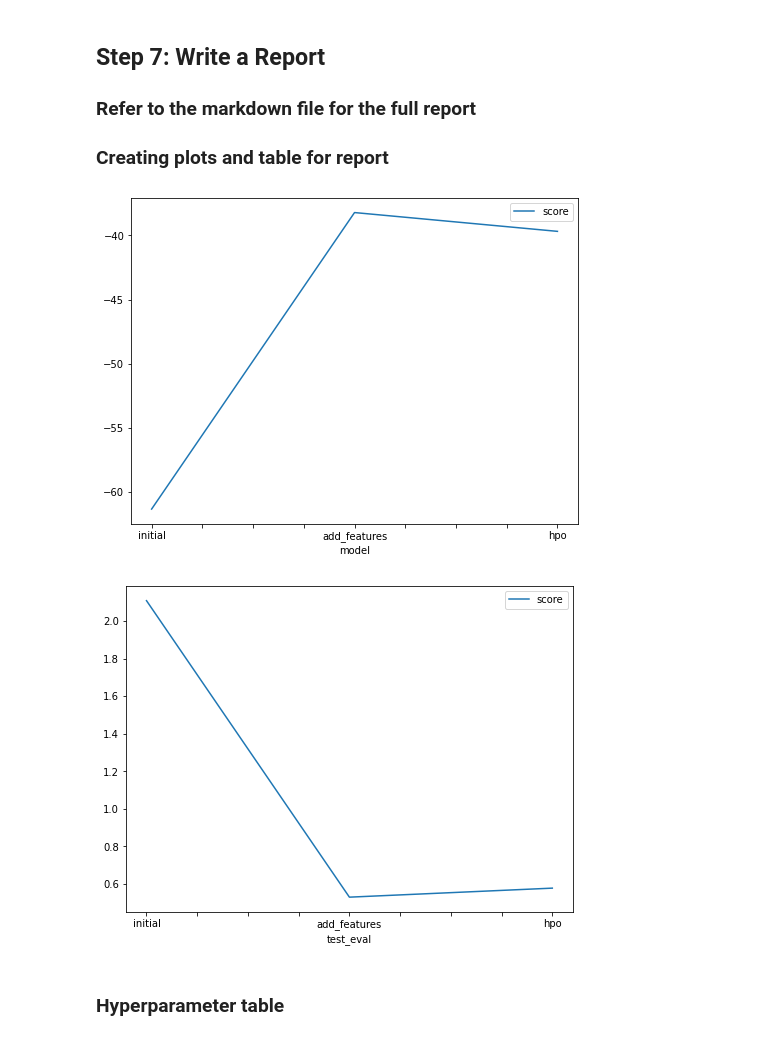
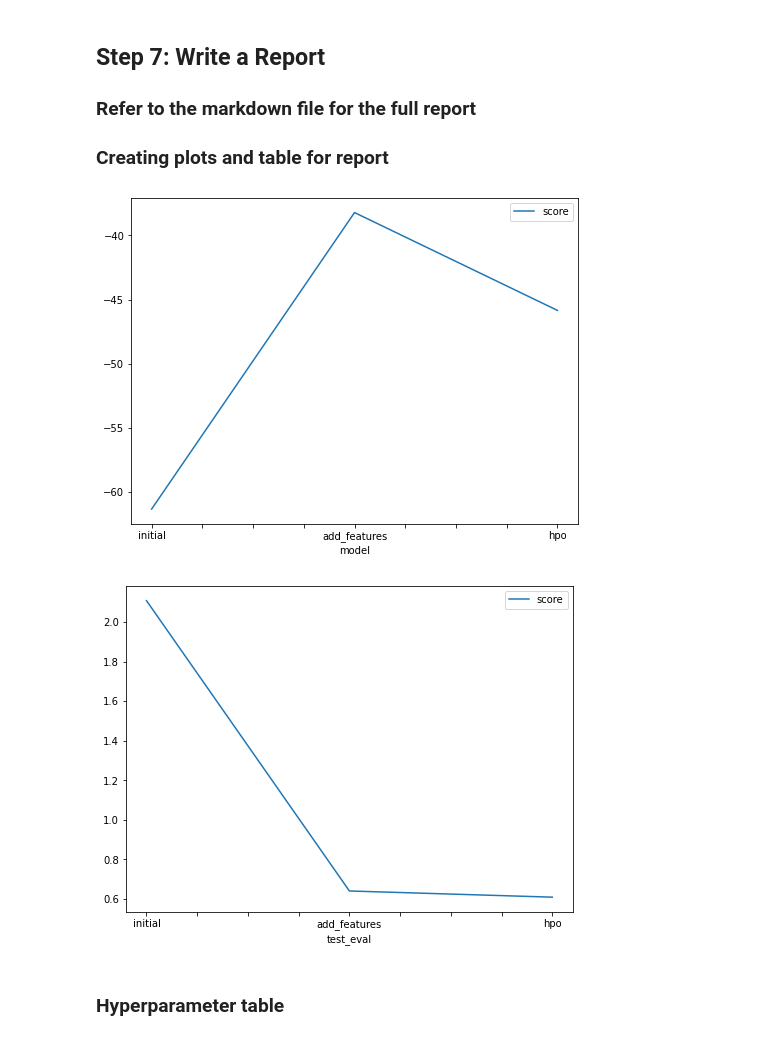
Before and after one commit to michaelgobz/cd0385-project-starter, a Jupyter notebook: project/bike-sharing-project-using-autogluon.ipynb, the cells around one changed output. Cells and saved outputs as stored; diff of their text form; code cells hidden in the pictures.

```diff
--- a/project/bike-sharing-project-using-autogluon.ipynb
+++ b/project/bike-sharing-project-using-autogluon.ipynb
@@ -778,24 +772,24 @@ submission.csv               2024-04-29 16:23:02  second submission
 fig = pd.DataFrame(
     {
         "model": ["initial", "add_features", "hpo"],
-        "score": [-61.330821, -38.224683, -39.689053]
+        "score": [-61.330821, -38.224683, -45.847962]
     }
 ).plot(x="model", y="score", figsize=(8, 6)).get_figure()
 fig.savefig('model_train_score.png')
 # %% [output]
-[figure, old version]
+[figure, new version]
 # %%
 # Take the 3 kaggle scores and creating a line plot to show improvement
 fig = pd.DataFrame(
     {
         "test_eval": ["initial", "add_features", "hpo"],
-        "score": [2.10797,0.52977 , 0.5778]
+        "score": [2.10797,0.6398 , 0.6085]
 
     }
 ).plot(x="test_eval", y="score", figsize=(8, 6)).get_figure()
 fig.savefig('model_test_score.png')
 # %% [output]
-[figure, old version]
+[figure, new version]
 # %% [markdown]
 ### Hyperparameter table
 # %%
```
Also changed, not shown: parts of 24 cells of this notebook, 8 other files.
